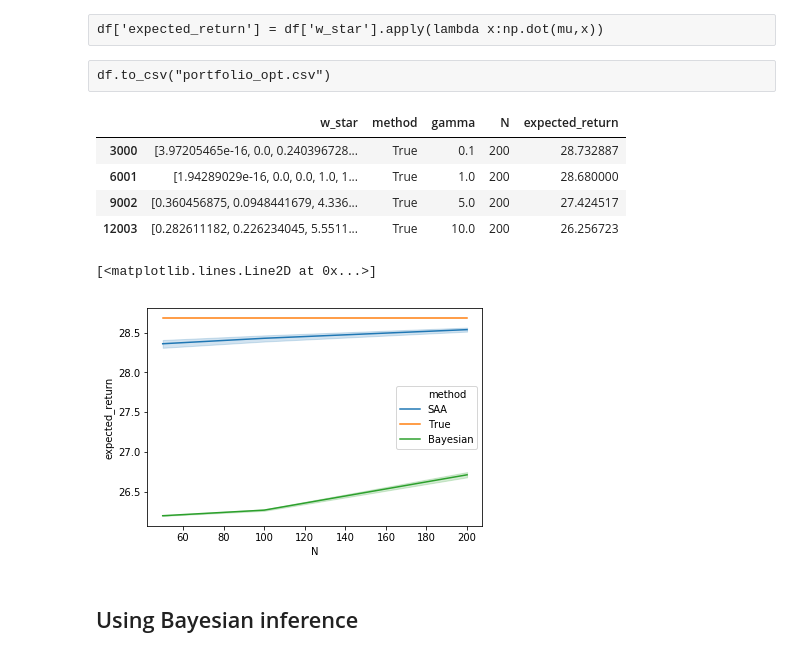
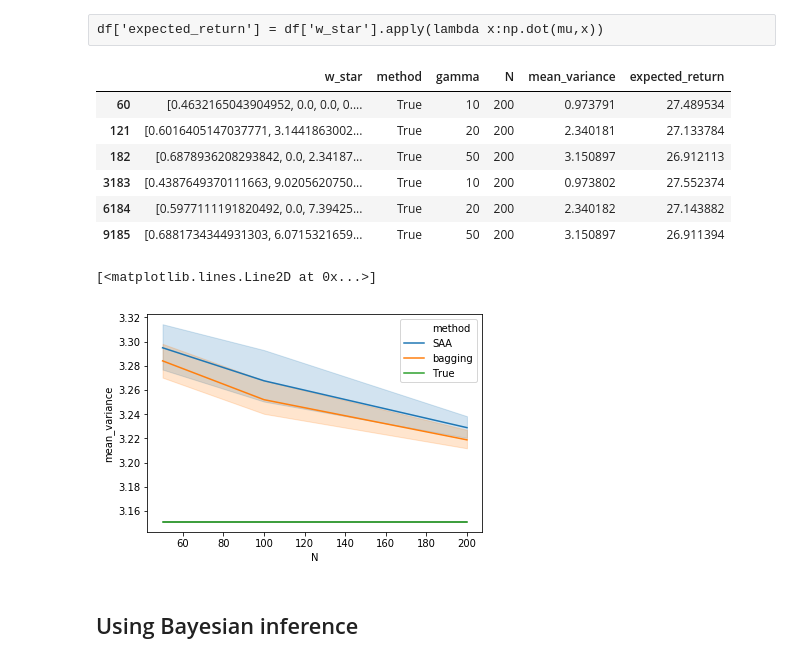
Before and after one commit to harrisonnguyen/stochastic_optimisation, a Jupyter notebook: Bayesian/portfolio_opt_experiments.ipynb, the cells around one changed output. Saved outputs shown, nothing was run; the diff lists cells and outputs as text; code cells hidden in the pictures.

```diff
--- a/Bayesian/portfolio_opt_experiments.ipynb
+++ b/Bayesian/portfolio_opt_experiments.ipynb
@@ -94,2 +205,0 @@ def fix_string(x):
-# %% [raw]
-df.to_csv("portfolio_opt.csv")
@@ -96,25 +208,32 @@ df.to_csv("portfolio_opt.csv")
 # %%
-df = pd.read_csv("portfolio_opt.csv",index_col=0)
+df = pd.read_csv("t_dist_portfolio_opt.csv",index_col=0)
 # %%
-df['w_star'] = df['w_star'].apply(lambda x:fix_string(x))
+#df['w_star'] = df['w_star'].apply(lambda x:fix_string(x))
 df['expected_return'] = df['w_star'].apply(lambda x:np.dot(mu,x))
+df['mean_variance'] = df.apply(lambda x:mean_variance(x['w_star'],
+                                                      mu,
+                                                      covar,
+                                                      x['gamma']),
+                                axis=1)
 # %%
 df[df['method']=='True']
 # %% [output]
-|  | w_star | method | gamma | N | expected_return |
-| 3000 | [3.97205465e-16, 0.0, 0.240396728... | True | 0.1 | 200 | 28.732887 |
-| 6001 | [1.94289029e-16, 0.0, 0.0, 1.0, 1... | True | 1.0 | 200 | 28.680000 |
-| 9002 | [0.360456875, 0.0948441679, 4.336... | True | 5.0 | 200 | 27.424517 |
-| 12003 | [0.282611182, 0.226234045, 5.5511... | True | 10.0 | 200 | 26.256723 |
+|  | w_star | method | gamma | N | mean_variance | expected_return |
+| 60 | [0.4632165043904952, 0.0, 0.0, 0.... | True | 10 | 200 | 0.973791 | 27.489534 |
+| 121 | [0.6016405147037771, 3.1441863002... | True | 20 | 200 | 2.340181 | 27.133784 |
+| 182 | [0.6878936208293842, 0.0, 2.34187... | True | 50 | 200 | 3.150897 | 26.912113 |
+| 3183 | [0.4387649370111663, 9.0205620750... | True | 10 | 200 | 0.973802 | 27.552374 |
+| 6184 | [0.5977111191820492, 0.0, 7.39425... | True | 20 | 200 | 2.340182 | 27.143882 |
+| 9185 | [0.6881734344931303, 6.0715321659... | True | 50 | 200 | 3.150897 | 26.911394 |
 # %%
-gamma_df = df[df['gamma']==1.0]
+gamma_df = df[df['gamma']==50.0]
 # %%
-ax = sns.lineplot(x=gamma_df['N'], y=gamma_df['expected_return'],
+ax = sns.lineplot(x=gamma_df['N'], y=gamma_df['mean_variance'],
                   hue=gamma_df['method'])
-plt.plot(N,[gamma_df[gamma_df['method']=='True']['expected_return'].iloc[0]]*3)
+plt.plot(N,[gamma_df[gamma_df['method']=='True']['mean_variance'].iloc[0]]*3,color='g')
 # %% [output]
 [<matplotlib.lines.Line2D at 0x...>]
-[figure, old version]
+[figure, new version]
 # %% [markdown]
 ## Using Bayesian inference
 # %% [markdown]
```
Also changed, not shown: parts of 30 cells of this notebook, 4 other files.
